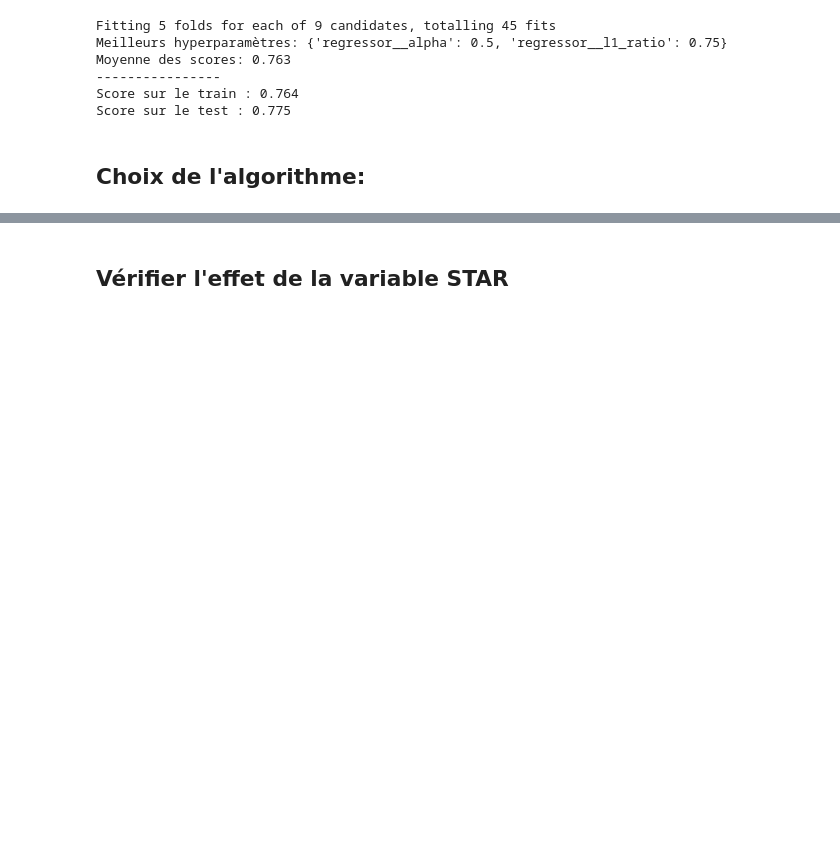
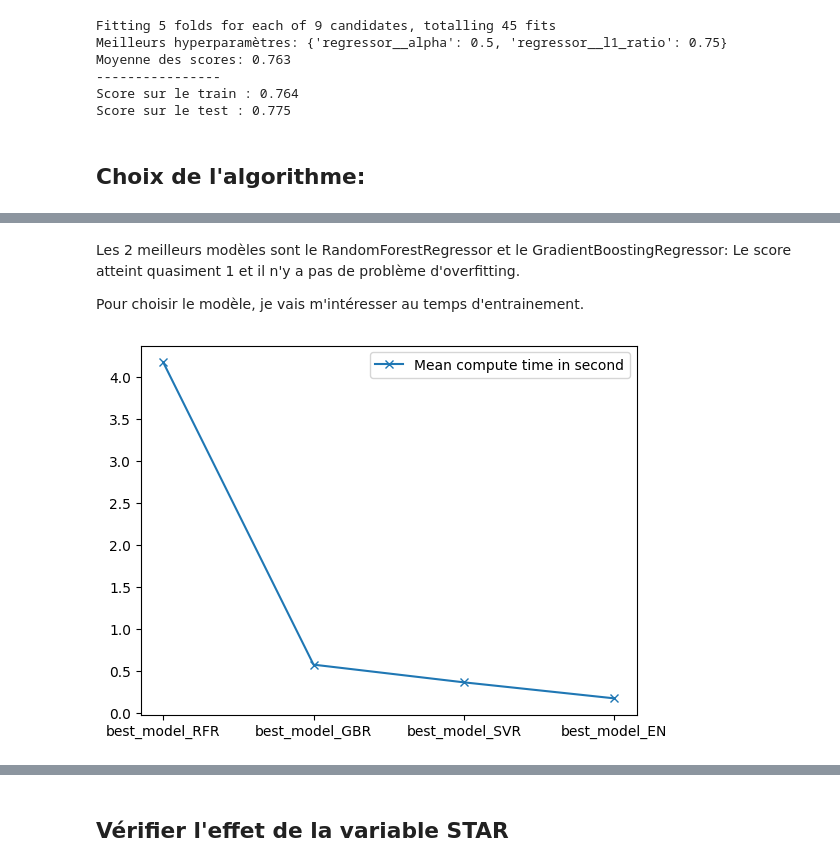
Before and after one commit to helenatong/oc_p3_Anticipez_les_besoins_en_consommation_de_batiments, a Jupyter notebook: training.ipynb, the cells around one changed output, grey strips where cells are left out. Saved outputs shown, nothing was run; the diff lists cells and outputs as text; code cells hidden in the pictures; blank space fills up the shorter version.

```diff
--- a/training.ipynb
+++ b/training.ipynb
@@ -403,0 +494,13 @@ Pipeline(steps=[('preprocessor',
+# %% [markdown]
+Les 2 meilleurs modèles sont le RandomForestRegressor et le GradientBoostingRegressor: Le score atteint quasiment 1 et il n'y a pas de problème d'overfitting.
+
+Pour choisir le modèle, je vais m'intéresser au temps d'entrainement.
+# %%
+# visualisation du temps de computage
+mean_process_time = [mean_time_RFR, mean_time_GBR, mean_time_SVR, mean_time_EN]
+plt.plot(models, mean_process_time, label='Mean compute time in second', marker='x')
+
+plt.legend()
+plt.show()
+# %% [output]
+[figure, added]
```
Also changed, not shown: parts of 42 cells of this notebook.
